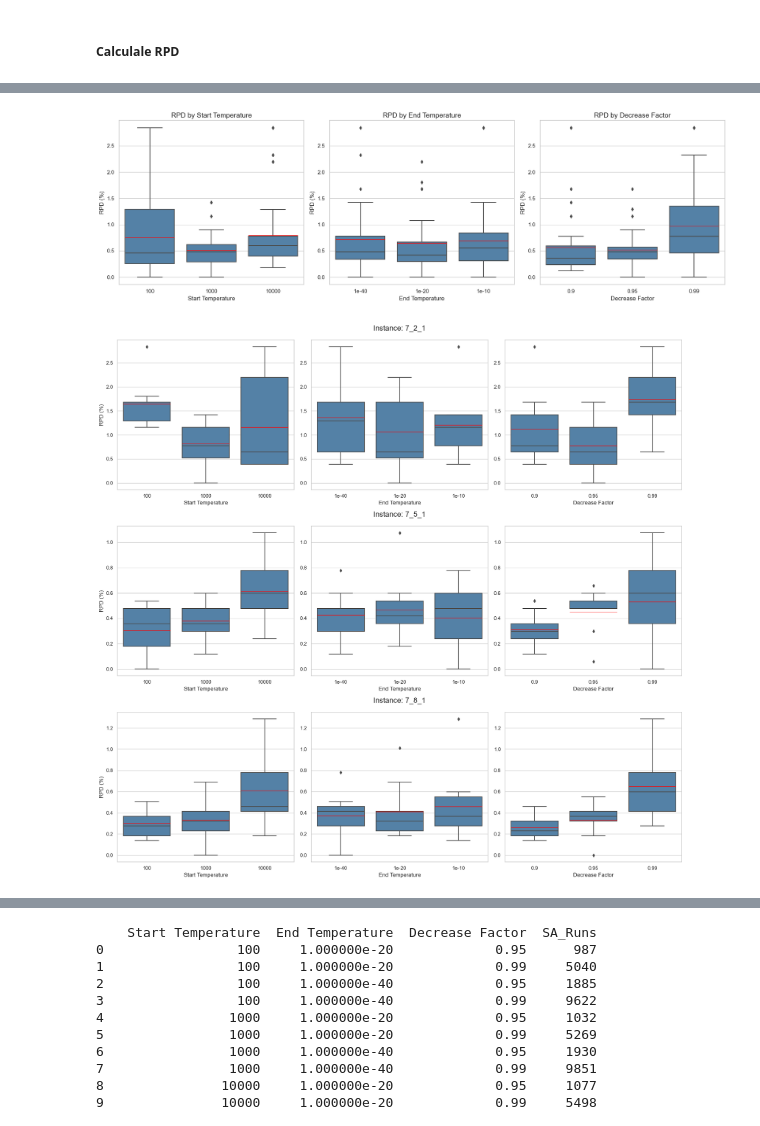
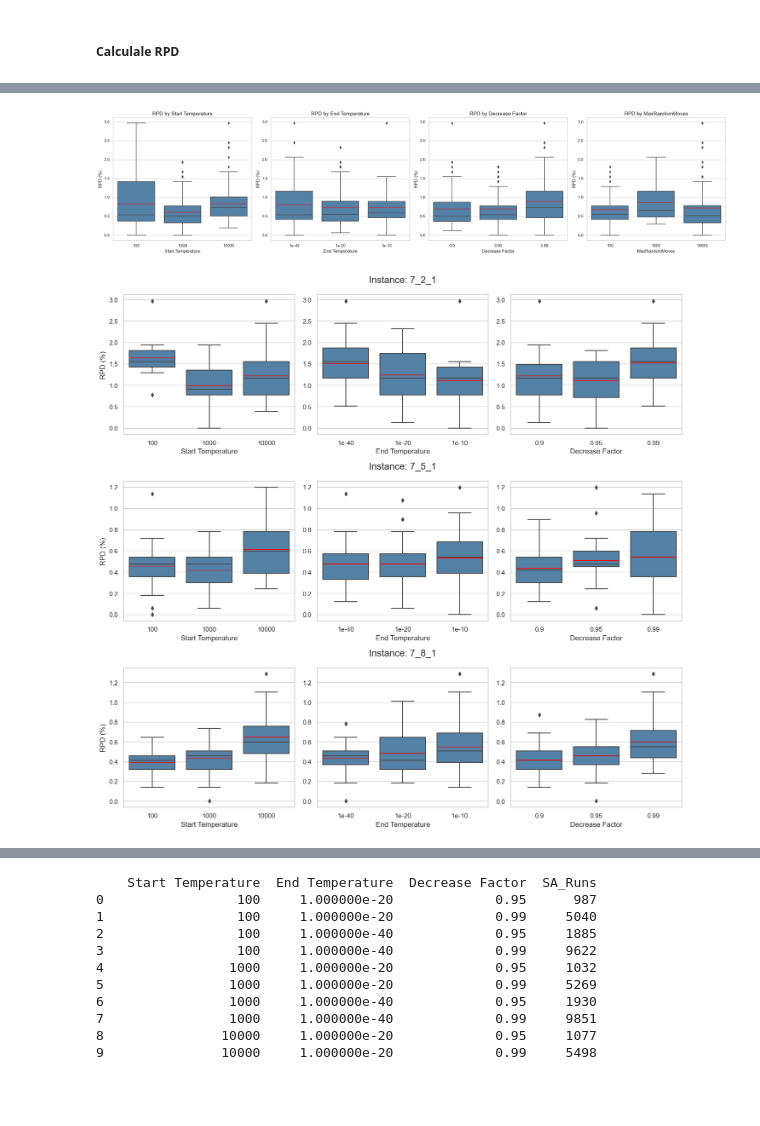
Before and after one commit to MxHbm/IM_Challenge, a Jupyter notebook: Data/Parameter_study/SA_LS/Parameterstudie_SALS.ipynb, the cells around one changed output, grey strips where cells are left out. Cells and saved outputs as stored; diff of their text form; code cells hidden in the pictures; blank space fills up the shorter version.

Commit message:
:tada: parameter study done

```diff
--- a/Data/Parameter_study/SA_LS/Parameterstudie_SALS.ipynb
+++ b/Data/Parameter_study/SA_LS/Parameterstudie_SALS.ipynb
@@ -9,7 +9,17 @@ import matplotlib.pyplot as plt
 # 1. Lese die CSV-Datei ein
 # Ersetze 'sails_results.csv' durch den Pfad zu deiner CSV-Datei
 df = pd.read_csv('sa_ls_results_10000.csv')
+df = df.rename(columns={'IterationsMax': 'MaxRandomMoves'})
+df1 = pd.read_csv("sa_ls_results_0.csv")
+df2 = pd.read_csv("sa_ls_results_1.csv")
+df3 = pd.read_csv("sa_ls_results_2.csv")
+df4 = pd.read_csv("sa_ls_results_3.csv")
 
+# Zusammenfügen der DataFrames
+df = pd.concat([df, df1, df2, df3, df4], ignore_index=True)
+
+# Speichern des kombinierten DataFrames als CSV
+df.to_csv('full_sa_ls_parameter_results.csv', index=False)
 
 # Round 'RunTime' to the nearest integer
 df['RunTime'] = df['RunTime'].round(2).astype(int)
@@ -72,42 +82,46 @@ df
 # %%
-#Assuming 'df' is your DataFrame with the calculated RPD
+import matplotlib.pyplot as plt
+import seaborn as sns
+
+# Assuming 'df' is your DataFrame with the calculated RPD
 
 # Set global plot style to serif font
 plt.rcParams["font.family"] = "serif"
 
 # Set seaborn style for whitegrid (can adjust to suit scientific purposes)
 sns.set(style="whitegrid")
 
-# Parameters to plot
-parameters = ['Start Temperature', 'End Temperature', 'Decrease Factor']
+# Parameters to plot (adding 'MaxRandomMoves')
+parameters = ['Start Temperature', 'End Temperature', 'Decrease Factor', 'MaxRandomMoves']
 
 # Set a consistent color for all box plots
 boxplot_color = "steelblue"
 
-# Create subplots - one for each parameter
-fig, axes = plt.subplots(1, len(parameters), figsize=(18, 6))
+# Create subplots - one for each parameter (now 4 subplots for 4 parameters)
+fig, axes = plt.subplots(1, len(parameters), figsize=(24, 6))  # Adjust the width for 4 plots
 
 # Loop through the parameters and create boxplots in subplots
 for i, param in enumerate(parameters):
     sns.boxplot(x=param, y='RPD', data=df, showmeans=True, meanline=True,
                 meanprops={"color": "red", "ls": "-", "lw": 1},
                 color=boxplot_color, ax=axes[i])  # Set consistent color
 
     # Set titles for each subplot
     axes[i].set_title(f'RPD by {param}', fontsize=14)
     axes[i].set_xlabel(param, fontsize=12)
     axes[i].set_ylabel('RPD (%)', fontsize=12)
 
 # Adjust the layout to make space for the overall title
 plt.tight_layout(rect=[0, 0, 1, 0.95])
 
+
 # Save the figure as a PNG file
 plt.savefig('rpd_box_plots_scientific.png', dpi=300)  # Save with high dpi for quality
 
 # Show the plot
 plt.show()
 # %% [output]
-[figure, old version]
+[figure, new version]
 # %%
 # Assuming 'df' is your DataFrame with the calculated RPD
 
@@ -127,7 +141,7 @@ instances = df['Instance'].unique()
 boxplot_color = "steelblue"
 
 # Create subplots - we want a 3x3 grid (3 rows for each instance, 3 columns for each parameter)
-fig, axes = plt.subplots(len(instances), len(parameters), figsize=(18, 18))
+fig, axes = plt.subplots(len(instances), len(parameters), figsize=(14, 14))
 
 # Loop through the instances and parameters to create boxplots in subplots
 for row, instance in enumerate(instances):
@@ -160,4 +174,4 @@ plt.savefig('rpd_box_plots_by_instance.png', dpi=300)  # Save with high dpi for
 # Show the plot
 plt.show()
 # %% [output]
-[figure, old version]
+[figure, new version]
```
Also changed, not shown: parts of 2 cells of this notebook, 9 other files.
